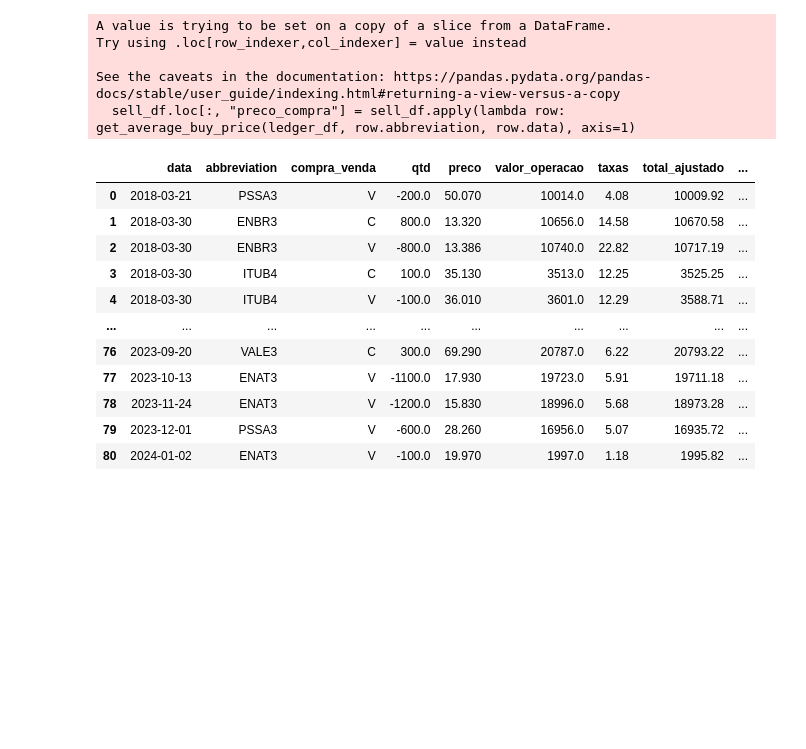
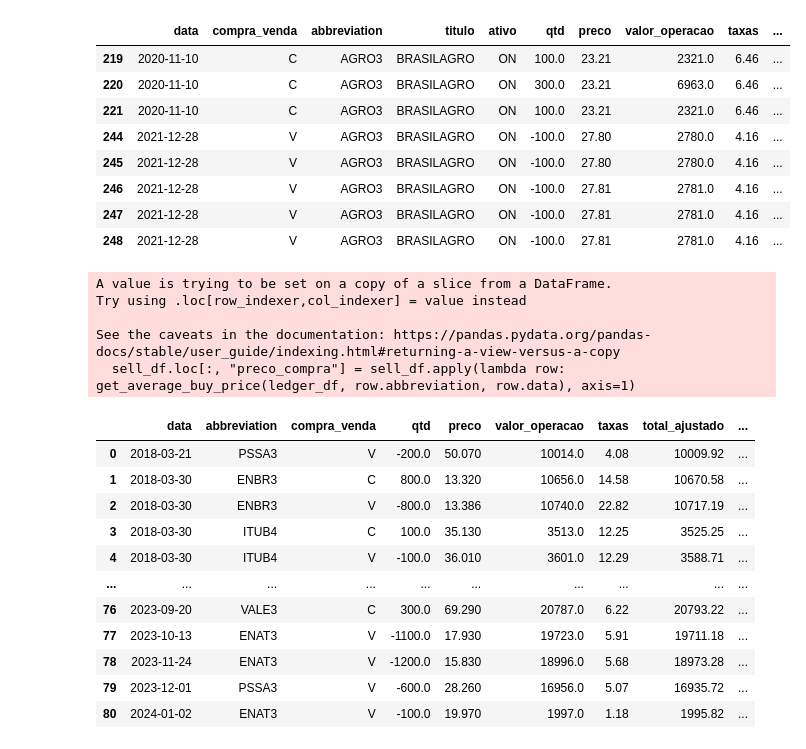
Before and after one commit to dokawa/lion-weapon, a Jupyter notebook: notebook.ipynb, the cells around one changed output. Cells and saved outputs as stored; diff of their text form; code cells hidden in the pictures; blank space fills up the shorter version.

```diff
--- a/notebook.ipynb
+++ b/notebook.ipynb
@@ -10,5 +33,6 @@ importlib.reload(lion_weapon)
 
 filepath_list = get_filepaths_list("receipts")
 lp = LionWeapon()
-df = lp.calculate(filepath_list, datetime(2023, 12, 31))
+raw_df, df = lp.calculate(filepath_list, datetime(2022, 12, 31))
+df
 # %% [output]
@@ -32,3 +67,15 @@ df = lp.calculate(filepath_list, datetime(2023, 12, 31))
+# %%
+raw_df[raw_df.abbreviation == "AGRO3"]
+# %% [output]
+|  | data | compra_venda | abbreviation | titulo | ativo | qtd | preco | valor_operacao | taxas | ... |
+| 219 | 2020-11-10 | C | AGRO3 | BRASILAGRO | ON | 100.0 | 23.21 | 2321.0 | 6.46 | ... |
+| 220 | 2020-11-10 | C | AGRO3 | BRASILAGRO | ON | 300.0 | 23.21 | 6963.0 | 6.46 | ... |
+| 221 | 2020-11-10 | C | AGRO3 | BRASILAGRO | ON | 100.0 | 23.21 | 2321.0 | 6.46 | ... |
+| 244 | 2021-12-28 | V | AGRO3 | BRASILAGRO | ON | -100.0 | 27.80 | 2780.0 | 4.16 | ... |
+| 245 | 2021-12-28 | V | AGRO3 | BRASILAGRO | ON | -100.0 | 27.80 | 2780.0 | 4.16 | ... |
+| 246 | 2021-12-28 | V | AGRO3 | BRASILAGRO | ON | -100.0 | 27.81 | 2781.0 | 4.16 | ... |
+| 247 | 2021-12-28 | V | AGRO3 | BRASILAGRO | ON | -100.0 | 27.81 | 2781.0 | 4.16 | ... |
+| 248 | 2021-12-28 | V | AGRO3 | BRASILAGRO | ON | -100.0 | 27.81 | 2781.0 | 4.16 | ... |
 # %%
 save_csv(lp.get_raw_df())
 
```
Also changed, not shown: parts of 2 cells of this notebook, 9 other files.
